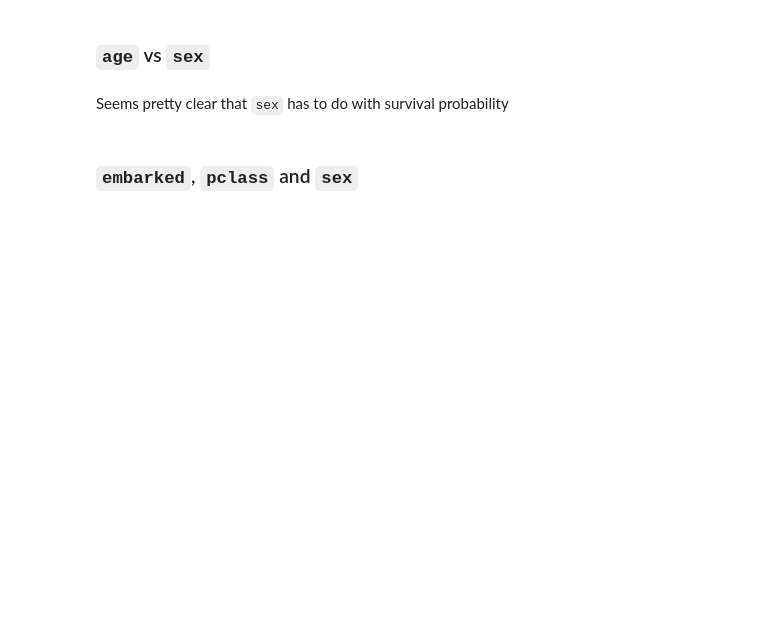
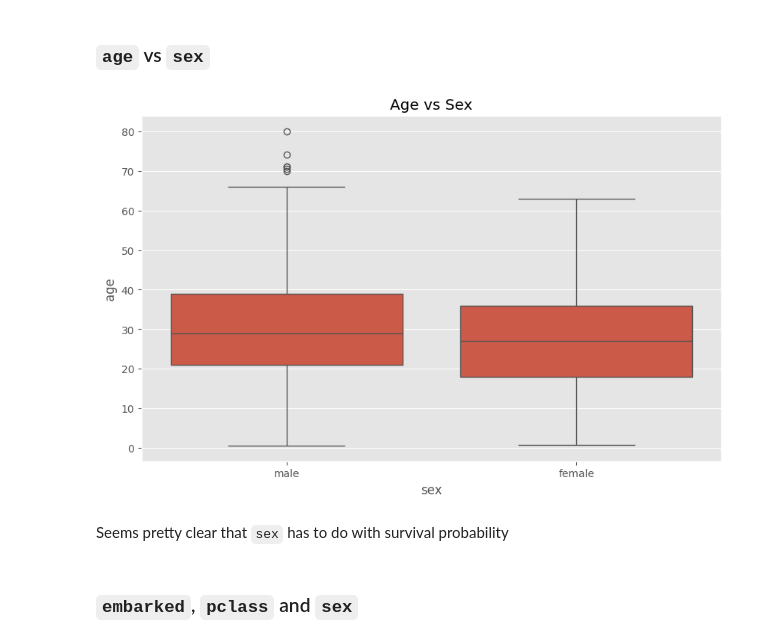
Before and after one commit to JacobCheng0912/Workshop-Python, a Jupyter notebook: 04 - Predictive Modelling/02 - Classification modelling/Classification-EXERCISE.ipynb, the cells around one changed output. Drawn from its saved outputs; the diff is of its cells as text; code cells hidden in the pictures; blank space fills up the shorter version.

```diff
--- a/04 - Predictive Modelling/02 - Classification modelling/Classification-EXERCISE.ipynb
+++ b/04 - Predictive Modelling/02 - Classification modelling/Classification-EXERCISE.ipynb
@@ -94,3 +138,10 @@ train.info()
+# %%
+# Visualization: Age distribution by gender
+sns.boxplot(x='sex', y='age', data=train)
+plt.title('Age vs Sex')
+plt.show()
+# %% [output]
+[figure, added]
 # %% [markdown]
 Seems pretty clear that `sex` has to do with survival probability
 # %% [markdown]
```
Also changed, not shown: parts of 39 cells of this notebook, 3 other files.
